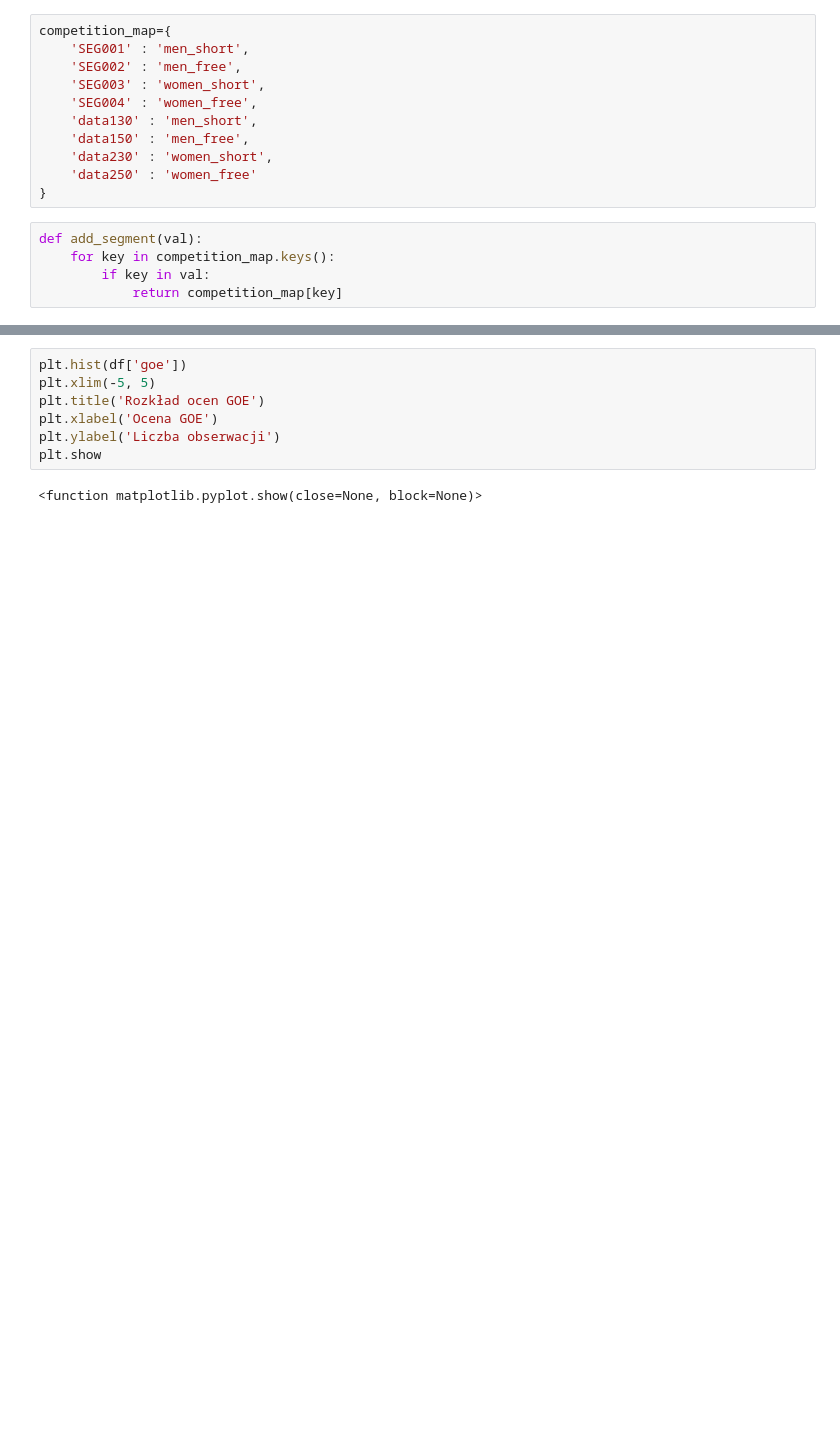
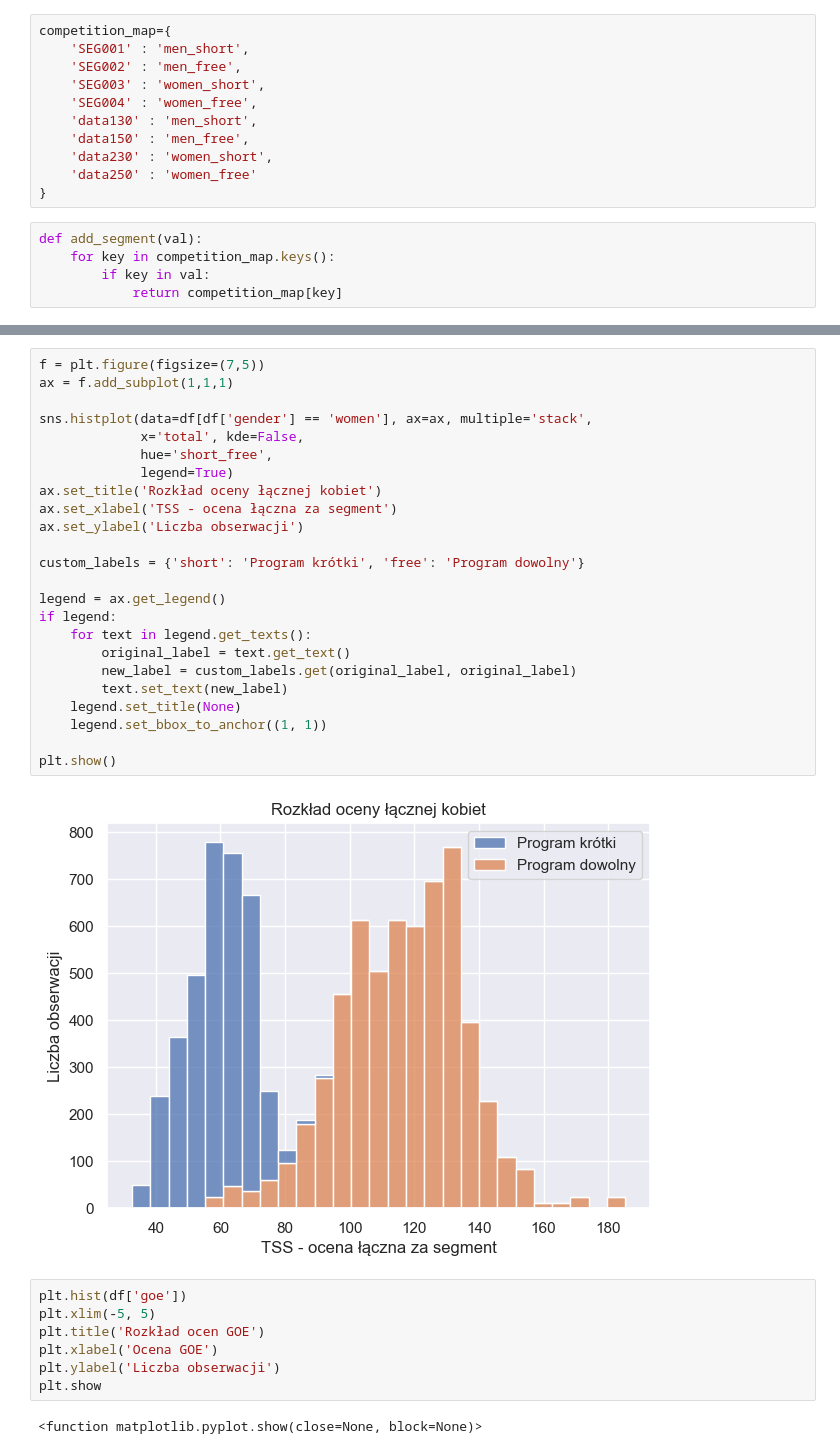
Before and after one commit to ann-e888/Skating_EDA, a Jupyter notebook: notebooks/eda.ipynb, the cells around one changed output, grey strips where cells are left out. Saved outputs shown, nothing was run; the diff lists cells and outputs as text; blank space fills up the shorter version.

```diff
--- a/notebooks/eda.ipynb
+++ b/notebooks/eda.ipynb
@@ -48,3 +75,29 @@ df
+# %%
+f = plt.figure(figsize=(7,5))
+ax = f.add_subplot(1,1,1)
+
+sns.histplot(data=df[df['gender'] == 'women'], ax=ax, multiple='stack',
+             x='total', kde=False,
+             hue='short_free',
+             legend=True)
+ax.set_title('Rozkład oceny łącznej kobiet')
+ax.set_xlabel('TSS - ocena łączna za segment')
+ax.set_ylabel('Liczba obserwacji')
+
+custom_labels = {'short': 'Program krótki', 'free': 'Program dowolny'}
+
+legend = ax.get_legend()
+if legend:
+    for text in legend.get_texts():
+        original_label = text.get_text()
+        new_label = custom_labels.get(original_label, original_label)
+        text.set_text(new_label)
+    legend.set_title(None)
+    legend.set_bbox_to_anchor((1, 1))
+
+plt.show()
+# %% [output]
+[figure, added]
 # %%
 plt.hist(df['goe'])
 plt.xlim(-5, 5)
```
Also changed, not shown: parts of 7 cells of this notebook.
